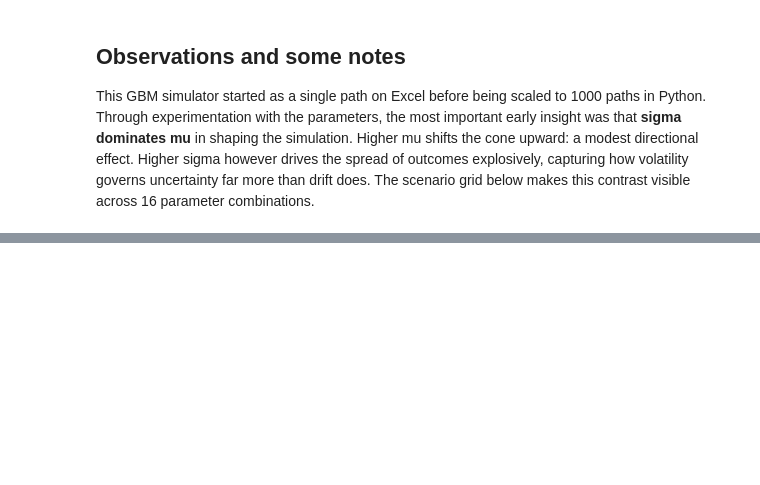
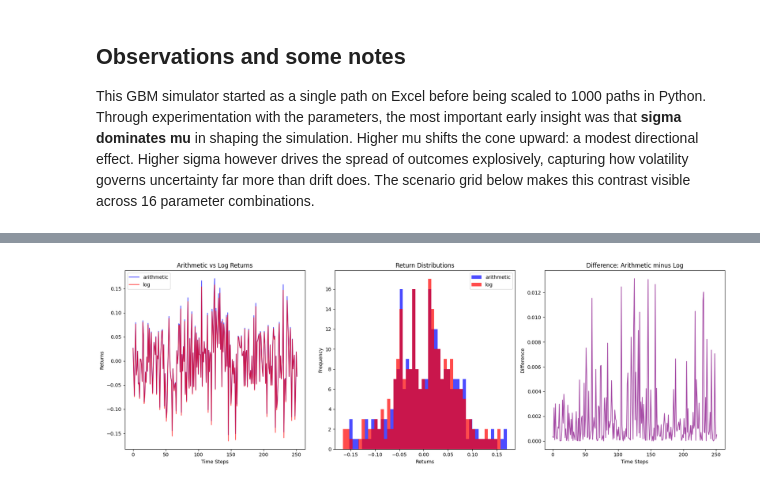
Before and after one commit to rdytgl/quant-fin-lab, a Jupyter notebook: mod1_stochastic/week1_gbm/gbm_simulator.ipynb, the cells around one changed output, grey strips where cells are left out. Cells and saved outputs as stored; diff of their text form; code cells hidden in the pictures; blank space fills up the shorter version.

```diff
--- a/mod1_stochastic/week1_gbm/gbm_simulator.ipynb
+++ b/mod1_stochastic/week1_gbm/gbm_simulator.ipynb
@@ -52,0 +97,36 @@ plt.show()
+# %%
+# Computing arithmetic returns of a singular path
+arithmetic_returns = (prices[0, 1:] - prices[0, :-1]) / prices[0, :-1]
+
+# Computing log returns of a singular path
+log_returns = np.log(prices[0, 1:] / prices[0, :-1])
+
+# Plotting arithmetic returns & log returns, difference between arithmetic and log returns,
+fig, axes = plt.subplots(1, 3, figsize=(18, 6))
+
+# Plot 1 — Both returns overlaid
+axes[0].plot(arithmetic_returns, color='blue', alpha=0.7, label='arithmetic')
+axes[0].plot(log_returns, color='red', alpha=0.7, label='log')
+axes[0].set_title('Arithmetic vs Log Returns')
+axes[0].set_xlabel('Time Steps')
+axes[0].set_ylabel('Returns')
+axes[0].legend()
+
+# Plot 2 — Distributions
+axes[1].hist(arithmetic_returns, bins=50, color='blue', alpha=0.7, label='arithmetic')
+axes[1].hist(log_returns, bins=50, color='red', alpha=0.7, label='log')
+axes[1].set_title('Return Distributions')
+axes[1].set_xlabel('Returns')
+axes[1].set_ylabel('Frequency')
+axes[1].legend()
+
+# Plot 3 — Difference
+axes[2].plot(arithmetic_returns - log_returns, color='purple', alpha=0.7)
+axes[2].set_title('Difference: Arithmetic minus Log')
+axes[2].set_xlabel('Time Steps')
+axes[2].set_ylabel('Difference')
+
+plt.tight_layout()
+plt.show()
+# %% [output]
+[figure, added]
```
Also changed, not shown: parts of 7 cells of this notebook, 2 other files.
